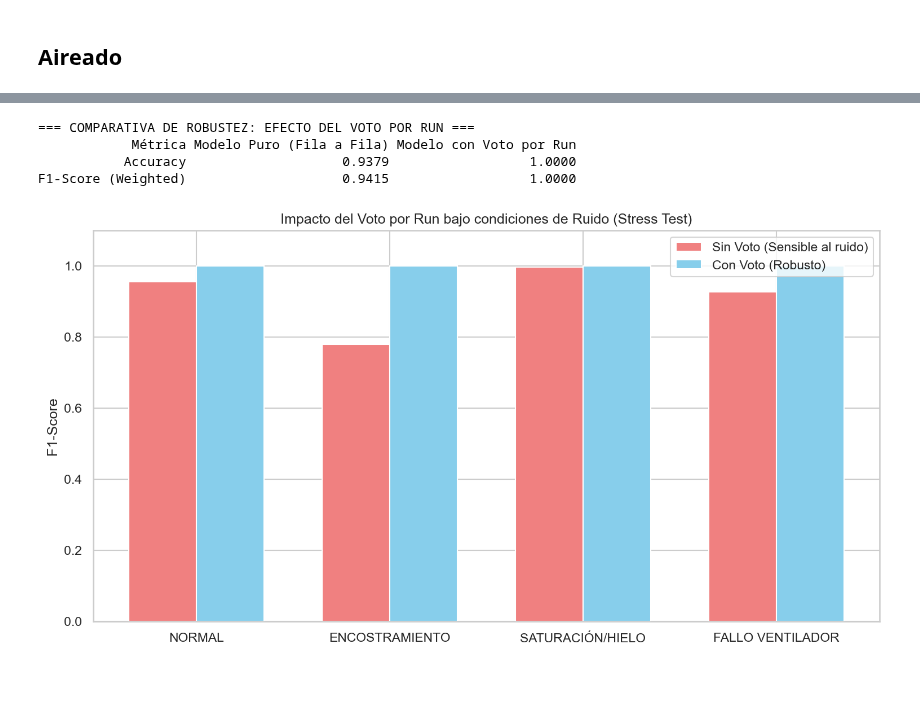
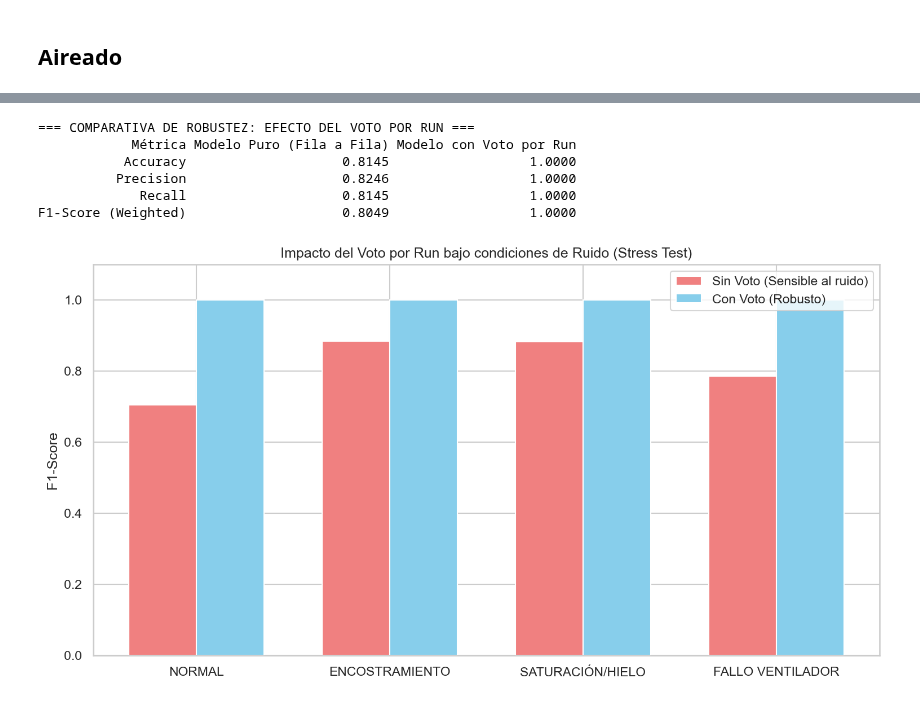
Before and after one commit to ivannlucas/models-integrations-itacly, a Jupyter notebook: inbox/a40/codigo/modelo40_CARNICO - DNSL/notebooks/completo/fallas_aireado.ipynb, the cells around one changed output, grey strips where cells are left out. Cells and saved outputs as stored; diff of their text form; code cells hidden in the pictures.

```diff
--- a/inbox/a40/codigo/modelo40_CARNICO - DNSL/notebooks/completo/fallas_aireado.ipynb
+++ b/inbox/a40/codigo/modelo40_CARNICO - DNSL/notebooks/completo/fallas_aireado.ipynb
@@ -375,8 +398,9 @@ weighted avg       1.00      1.00      1.00      2400
 y_pred_clean = rf_aireado.predict(X_test)
 y_voted_clean = apply_run_voting(df_test, y_pred_clean)
 y_pred_final = apply_run_voting(df_test, y_test_ns)
+noise_level = 0.70
 
-X_test_noisy = inject_test_noise(X_test, noise_level=0.90) # 10% de ruido
+X_test_noisy = inject_test_noise(X_test, noise_level=noise_level) #ruido
 y_pred_noisy = rf_aireado.predict(X_test_noisy)
 
 # 3. APLICAR VOTO SOBRE DATOS RUIDOSOS
@@ -385,6 +409,6 @@ y_voted_noisy = apply_run_voting(df_test, y_pred_noisy)
 
 
 
-print("--- RESULTADOS TRAS STRESS TEST (5% RUIDO) ---")
+print("--- RESULTADOS TRAS STRESS TEST ({:.0f}% RUIDO) ---".format(noise_level * 100))
 print(classification_report(y_test, y_voted_noisy, target_names=target_mapping.values()))
 # %% [output]
@@ -484,5 +509,5 @@ FALLO VENTILADOR       1.00      1.00      1.00       280
 # %%
-from sklearn.metrics import accuracy_score, f1_score
+from sklearn.metrics import accuracy_score, f1_score, classification_report
 
 def compare_voting_robustness(y_true, y_pred_pure, y_pred_voted, target_names):
     # Calcular métricas para ambos
@@ -490,12 +515,16 @@ def compare_voting_robustness(y_true, y_pred_pure, y_pred_voted, target_names):
     acc_voted = accuracy_score(y_true, y_pred_voted)
     f1_pure = f1_score(y_true, y_pred_pure, average='weighted')
     f1_voted = f1_score(y_true, y_pred_voted, average='weighted')
+    precision_pure = precision_score(y_true, y_pred_pure, average='weighted')
+    precision_voted = precision_score(y_true, y_pred_voted, average='weighted')
+    recall_pure = recall_score(y_true, y_pred_pure, average='weighted')
+    recall_voted = recall_score(y_true, y_pred_voted, average='weighted')
 
     # Crear tabla comparativa
     results = pd.DataFrame({
-        'Métrica': ['Accuracy', 'F1-Score (Weighted)'],
-        'Modelo Puro (Fila a Fila)': [f"{acc_pure:.4f}", f"{f1_pure:.4f}"],
-        'Modelo con Voto por Run': [f"{acc_voted:.4f}", f"{f1_voted:.4f}"]
+        'Métrica': ['Accuracy', 'Precision', 'Recall', 'F1-Score (Weighted)'],
+        'Modelo Puro (Fila a Fila)': [f"{acc_pure:.4f}", f"{precision_pure:.4f}", f"{recall_pure:.4f}", f"{f1_pure:.4f}"],
+        'Modelo con Voto por Run': [f"{acc_voted:.4f}", f"{precision_voted:.4f}", f"{recall_voted:.4f}", f"{f1_voted:.4f}"]
     })
 
     print("=== COMPARATIVA DE ROBUSTEZ: EFECTO DEL VOTO POR RUN ===")
@@ -507,36 +536,38 @@ def compare_voting_robustness(y_true, y_pred_pure, y_pred_voted, target_names):
 
     f1_by_class_pure = [report_pure[name]['f1-score'] for name in target_names]
     f1_by_class_voted = [report_voted[name]['f1-score'] for name in target_names]
 
     x = np.arange(len(target_names))
     width = 0.35
 
     fig, ax = plt.subplots(figsize=(12, 6))
     ax.bar(x - width/2, f1_by_class_pure, width, label='Sin Voto (Sensible al ruido)', color='lightcoral')
     ax.bar(x + width/2, f1_by_class_voted, width, label='Con Voto (Robusto)', color='skyblue')
 
     ax.set_ylabel('F1-Score')
     ax.set_title('Impacto del Voto por Run bajo condiciones de Ruido (Stress Test)')
     ax.set_xticks(x)
     ax.set_xticklabels(target_names)
     ax.legend(loc = 'best')
     ax.set_ylim(0, 1.1)
 
     plt.show()
 
 # Ejecutar la comparativa
 compare_voting_robustness(
     y_test,
     y_pred_noisy,
     y_voted_noisy,
     target_names=list(target_mapping.values())
 )
 # %% [output]
 === COMPARATIVA DE ROBUSTEZ: EFECTO DEL VOTO POR RUN ===
             Métrica Modelo Puro (Fila a Fila) Modelo con Voto por Run
-           Accuracy                    0.9379                  1.0000
-F1-Score (Weighted)                    0.9415                  1.0000
+           Accuracy                    0.8145                  1.0000
+          Precision                    0.8246                  1.0000
+             Recall                    0.8145                  1.0000
+F1-Score (Weighted)                    0.8049                  1.0000
-[figure, old version]
+[figure, new version]
 # %%
 #Feature importances
 importances = pd.Series(rf_aireado.feature_importances_, index=features).sort_values(ascending=False).head(10)
```
Also changed, not shown: parts of 13 cells of this notebook, 19 other files.
